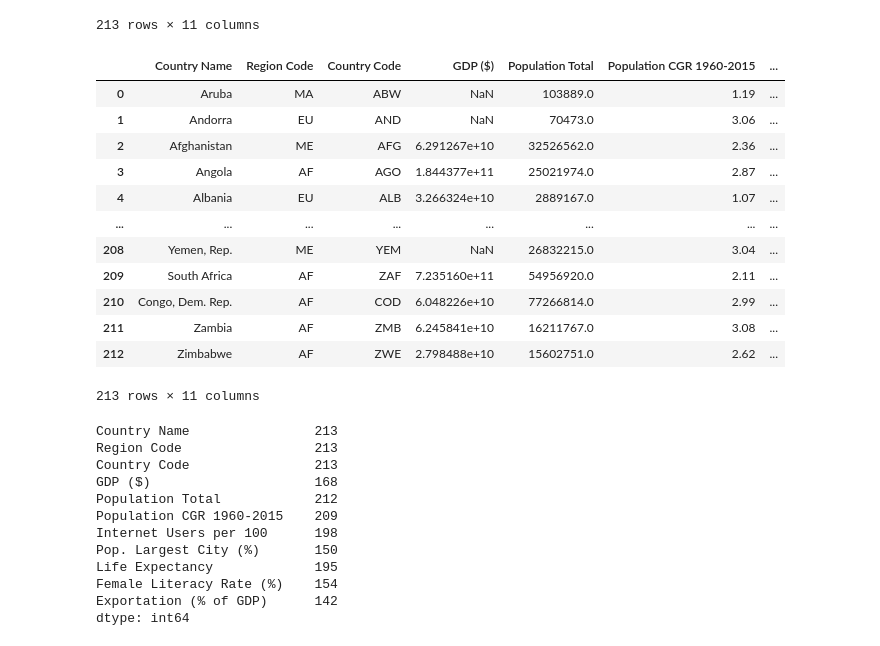
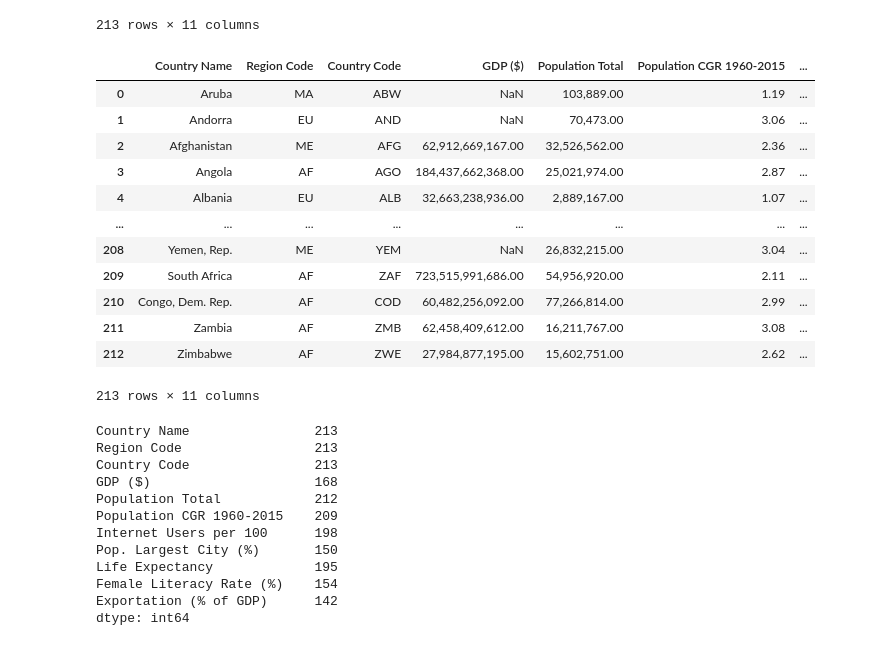
Before and after one commit to ilknurtoptas/Project_1, a Jupyter notebook: Project_1/World GDP Analysis.ipynb, the cells around one changed output. Drawn from its saved outputs; the diff is of its cells as text; code cells hidden in the pictures.

```diff
--- a/Project_1/World GDP Analysis.ipynb
+++ b/Project_1/World GDP Analysis.ipynb
@@ -227,27 +202,28 @@ index_world_bank_df
 # %%
-# Use df.astype() method to convert the datatype of the Zip column
+# Use df.astype() method to convert the datatype of the columns
 index_world_bank_df = index_world_bank_df.astype({"GDP ($)": float}, errors='raise')
 index_world_bank_df = index_world_bank_df.astype({"Population Total": float}, errors='raise')
 index_world_bank_df = index_world_bank_df.astype({"Population CGR 1960-2015": float}, errors='raise')
 index_world_bank_df = index_world_bank_df.astype({"Pop. Largest City (%)": float}, errors='raise')
 
+#Remove scientific format
+pd.options.display.float_format = '{:,.2f}'.format
 
 # Verify that the column datatype has been changed
 index_world_bank_df
-#world_bank_df.dtypes
 # %% [output]
 |  | Country Name | Region Code | Country Code | GDP ($) | Population Total | Population CGR 1960-2015 | ... |
-| 0 | Aruba | MA | ABW | NaN | 103889.0 | 1.19 | ... |
-| 1 | Andorra | EU | AND | NaN | 70473.0 | 3.06 | ... |
-| 2 | Afghanistan | ME | AFG | 6.291267e+10 | 32526562.0 | 2.36 | ... |
-| 3 | Angola | AF | AGO | 1.844377e+11 | 25021974.0 | 2.87 | ... |
-| 4 | Albania | EU | ALB | 3.266324e+10 | 2889167.0 | 1.07 | ... |
+| 0 | Aruba | MA | ABW | NaN | 103,889.00 | 1.19 | ... |
+| 1 | Andorra | EU | AND | NaN | 70,473.00 | 3.06 | ... |
+| 2 | Afghanistan | ME | AFG | 62,912,669,167.00 | 32,526,562.00 | 2.36 | ... |
+| 3 | Angola | AF | AGO | 184,437,662,368.00 | 25,021,974.00 | 2.87 | ... |
+| 4 | Albania | EU | ALB | 32,663,238,936.00 | 2,889,167.00 | 1.07 | ... |
 | ... | ... | ... | ... | ... | ... | ... | ... |
-| 208 | Yemen, Rep. | ME | YEM | NaN | 26832215.0 | 3.04 | ... |
-| 209 | South Africa | AF | ZAF | 7.235160e+11 | 54956920.0 | 2.11 | ... |
-| 210 | Congo, Dem. Rep. | AF | COD | 6.048226e+10 | 77266814.0 | 2.99 | ... |
-| 211 | Zambia | AF | ZMB | 6.245841e+10 | 16211767.0 | 3.08 | ... |
-| 212 | Zimbabwe | AF | ZWE | 2.798488e+10 | 15602751.0 | 2.62 | ... |
+| 208 | Yemen, Rep. | ME | YEM | NaN | 26,832,215.00 | 3.04 | ... |
+| 209 | South Africa | AF | ZAF | 723,515,991,686.00 | 54,956,920.00 | 2.11 | ... |
+| 210 | Congo, Dem. Rep. | AF | COD | 60,482,256,092.00 | 77,266,814.00 | 2.99 | ... |
+| 211 | Zambia | AF | ZMB | 62,458,409,612.00 | 16,211,767.00 | 3.08 | ... |
+| 212 | Zimbabwe | AF | ZWE | 27,984,877,195.00 | 15,602,751.00 | 2.62 | ... |
 213 rows × 11 columns
 # %%
 #Identify incomplete rows
```
Also changed, not shown: parts of 29 cells of this notebook.
